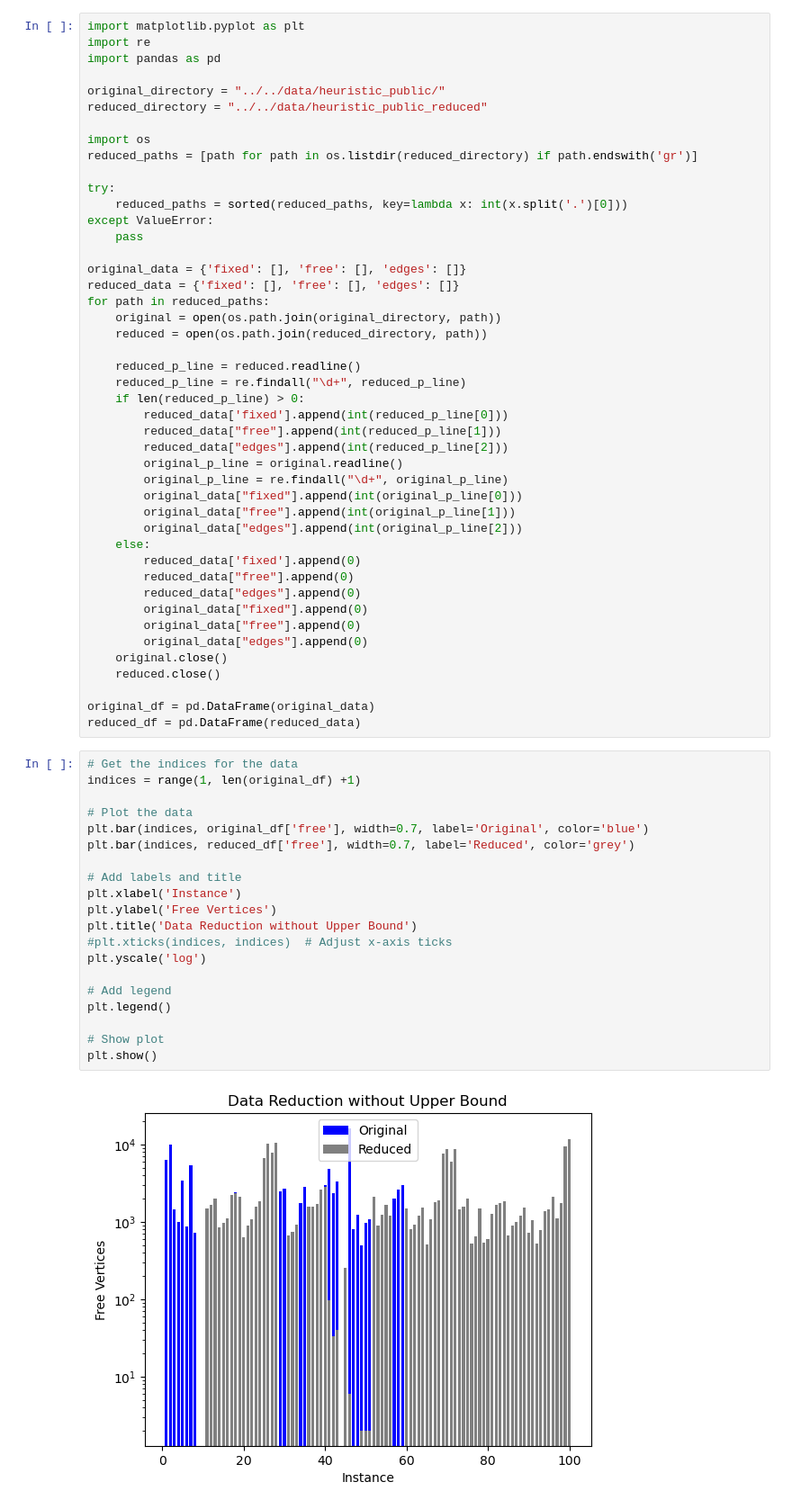
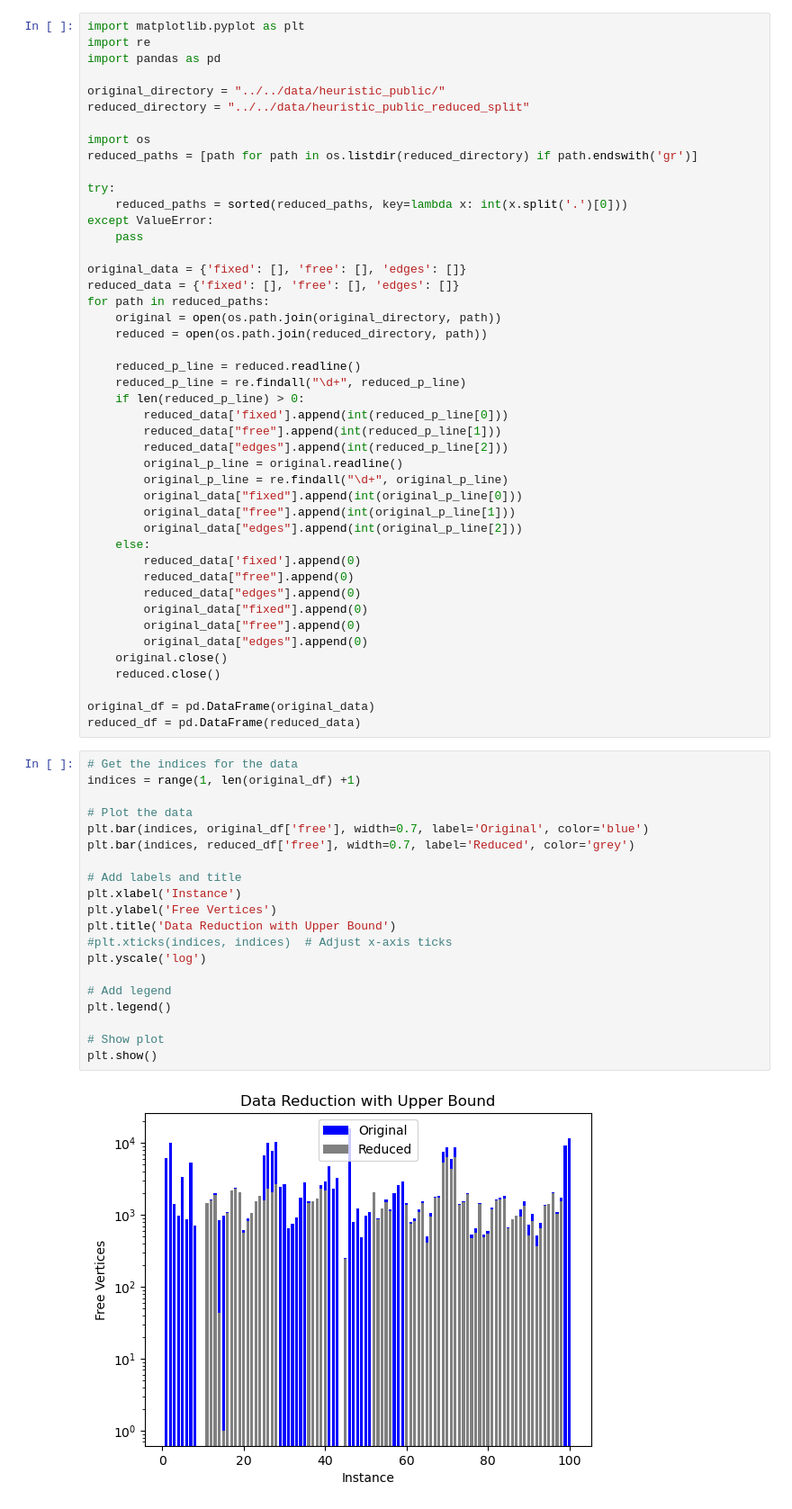
Before and after one commit to lucidLuckylee/pace_2024, a Jupyter notebook: helper/notebooks/data_reduction.ipynb, the cells around one changed output. Shown: that part at 90% size. Saved outputs shown, nothing was run; the diff lists cells and outputs as text.

Commit message:
Use reduction on splitted graphs

```diff
--- a/helper/notebooks/data_reduction.ipynb
+++ b/helper/notebooks/data_reduction.ipynb
@@ -4,7 +4,7 @@ import re
 import pandas as pd
 
 original_directory = "../../data/heuristic_public/"
-reduced_directory = "../../data/heuristic_public_reduced"
+reduced_directory = "../../data/heuristic_public_reduced_split"
 
 import os
 reduced_paths = [path for path in os.listdir(reduced_directory) if path.endswith('gr')]
@@ -46,25 +46,25 @@ reduced_df = pd.DataFrame(reduced_data)
 # %%
 # Get the indices for the data
 indices = range(1, len(original_df) +1)
 
 # Plot the data
 plt.bar(indices, original_df['free'], width=0.7, label='Original', color='blue')
 plt.bar(indices, reduced_df['free'], width=0.7, label='Reduced', color='grey')
 
 # Add labels and title
 plt.xlabel('Instance')
 plt.ylabel('Free Vertices')
-plt.title('Data Reduction without Upper Bound')
+plt.title('Data Reduction with Upper Bound')
 #plt.xticks(indices, indices)  # Adjust x-axis ticks
 plt.yscale('log')
 
 # Add legend
 plt.legend()
 
 # Show plot
 plt.show()
 # %% [output]
-[figure, old version]
+[figure, new version]
 # %%
 ratio_df = reduced_df / original_df
 complement_df = 1 - ratio_df
```
Also changed, not shown: parts of 1 cell of this notebook, 4 other files.
